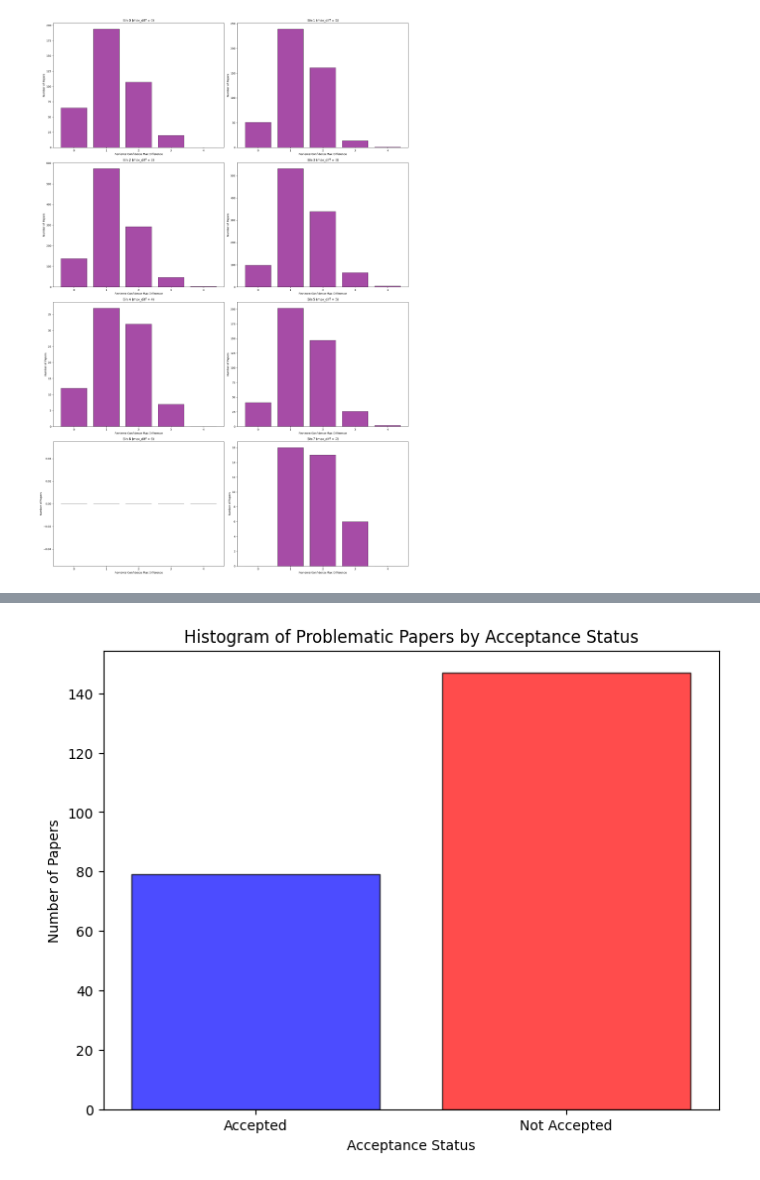
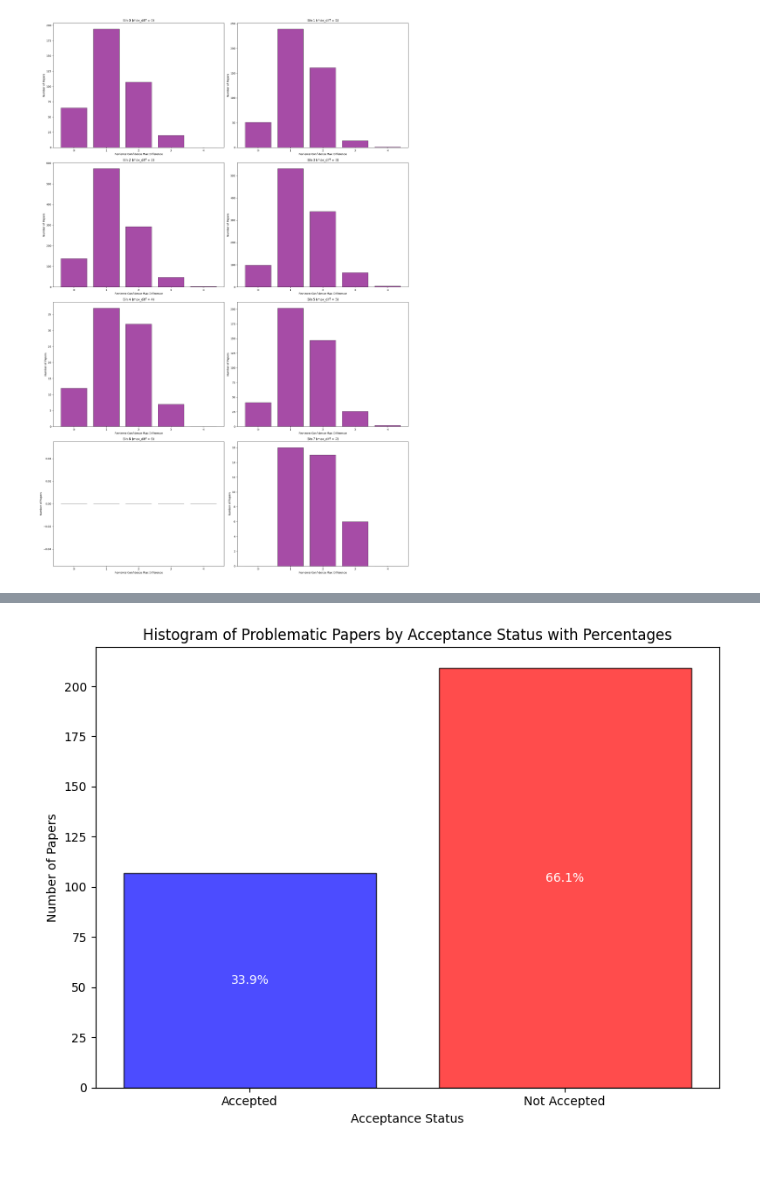
Before and after one commit to halilfarukkaragoz/data-literacy-group16, a Jupyter notebook: yusuf/Explore_max_diff.ipynb, the cells around one changed output, grey strips where cells are left out. Saved outputs shown, nothing was run; the diff lists cells and outputs as text; code cells hidden in the pictures.

```diff
--- a/yusuf/Explore_max_diff.ipynb
+++ b/yusuf/Explore_max_diff.ipynb
@@ -166,0 +361,8 @@ plt.show()
+# %%
+count = (df['reviewer_recommendation_yusuf_max_diff'] >= 4).sum()
+total_rows = len(df)
+percentage = (count / total_rows) * 100
+
+print(f"Count: {count}")
+print(f"Percentage: {percentage:.2f}%")
+print(total_rows)
@@ -171,8 +450,8 @@ acceptance_col = 'is_accepted'  # Column for acceptance
 recommendation_col = 'reviewer_recommendation_nanmean'  # Column for reviewer recommendations
 
 # Define bins
-bins = range(0, 12)  # Define bins for max_diff (0 to 10, inclusive)
-bin_centers = np.arange(0, 11)  # Integer values from 0 to 10
+bins = range(0, 9)  # Define bins for max_diff (0 to 10, inclusive)
+bin_centers = np.arange(0, 8)  # Integer values from 0 to 10
 bar_width = 0.8  # Adjust bar width
 
 # Initialize lists for averages
@@ -180,7 +459,7 @@ accepted_avg_scores = []
 not_accepted_avg_scores = []
 
 # Compute averages for each bin
-for k in range(0, 11):
+for k in range(0, 9):
     # Filter papers in the current bin
     bin_data = df[df[column_name] == k]
 
@@ -389,6 +668,6 @@ Ratio of such papers to the whole: 12.01%
 # %%
 # Filter the dataset for entries where max_difference >= 4
-filtered_df = df_refined[df_refined['reviewer_recommendation_yusuf_max_diff'] > 4]
+filtered_df = df[df['reviewer_recommendation_yusuf_max_diff'] >= 4]
 
 # Select the first 100 entries from the filtered dataset
 filtered_subset = filtered_df.head(100)
@@ -491,28 +770,34 @@ Ratio of problematic papers: 49.56%
 # %%
 
-# Check if the problematic DataFrame is not empty
 if not problematic_df.empty:
     # Calculate the counts of accepted and not accepted papers
     acceptance_counts = problematic_df['is_accepted'].value_counts()
+    total_counts = acceptance_counts.sum()
 
     # Create the bar chart
     plt.figure(figsize=(8, 6))
     plt.bar(
         ['Accepted', 'Not Accepted'],  # X-axis labels
-        [acceptance_counts.get(True, 0), acceptance_counts.get(False, 0)],  # Y-axis values
+        [acceptance_counts.get(1, 0), acceptance_counts.get(0, 0)],  # Y-axis values
         color=['blue', 'red'],  # Colors for accepted and not accepted
         alpha=0.7,
         edgecolor='black'
     )
 
+    # Annotate percentages on the bars
+    for i, count in enumerate([acceptance_counts.get(1, 0), acceptance_counts.get(0, 0)]):
+        percentage = (count / total_counts) * 100 if total_counts > 0 else 0
+        plt.text(i, count / 2, f'{percentage:.1f}%', ha='center', va='center', fontsize=10, color='white')
+
     # Add labels and title
     plt.xlabel('Acceptance Status')
     plt.ylabel('Number of Papers')
-    plt.title('Histogram of Problematic Papers by Acceptance Status')
+    plt.title('Histogram of Problematic Papers by Acceptance Status with Percentages')
 
     # Display the plot
+    plt.tight_layout()
     plt.show()
 else:
     print("No problematic papers found to create the histogram.")
 # %% [output]
-[figure, old version]
+[figure, new version]
```
Also changed, not shown: parts of 23 cells of this notebook, 7 other files.
